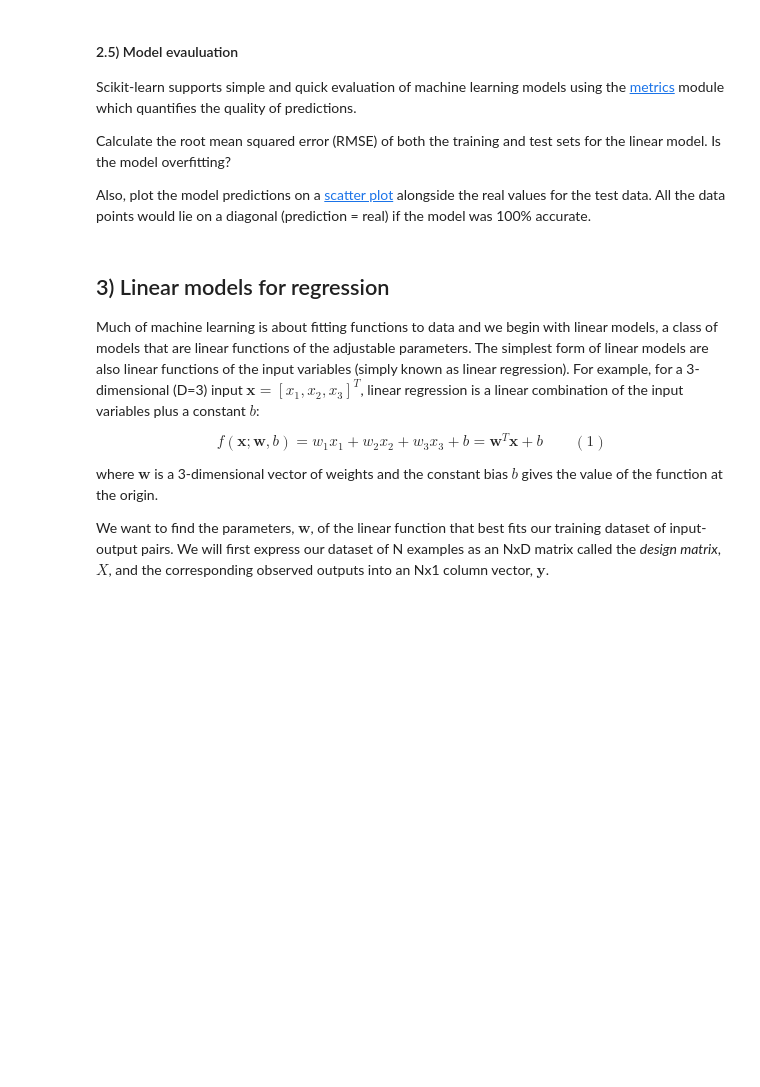
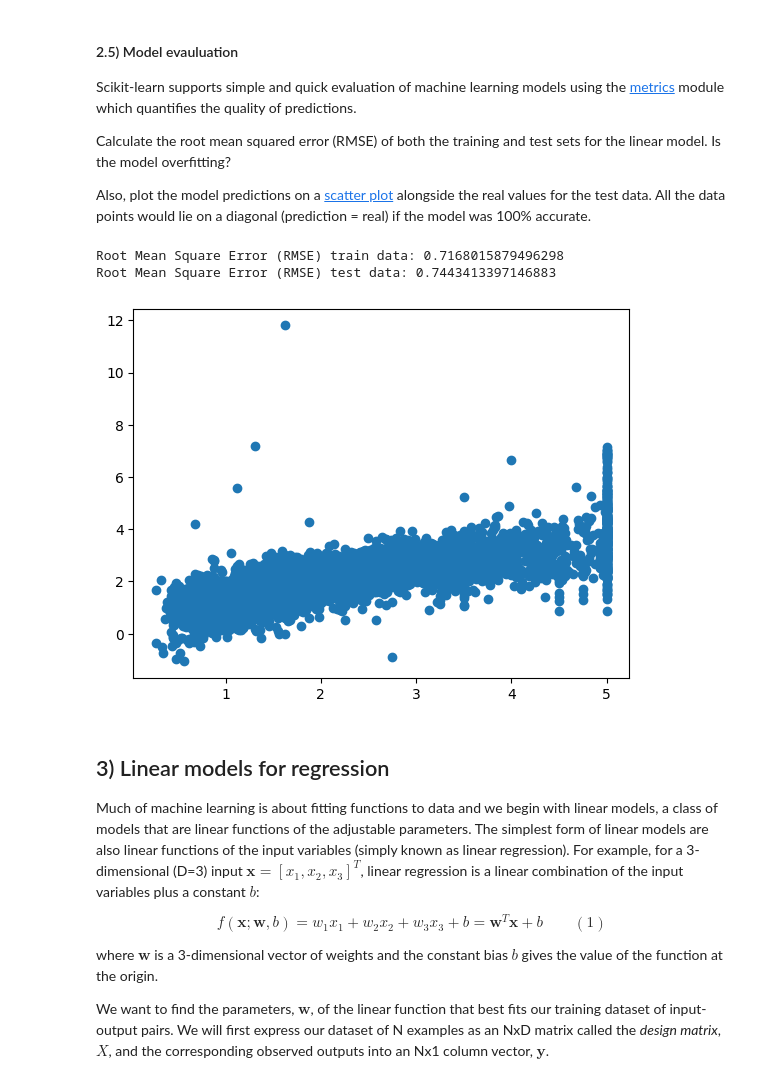
Before and after one commit to piperdd/lab_sheets_public, a Jupyter notebook: lab1/lab1-intro_to_numpy_scikitlearn.ipynb, the cells around one changed output. Drawn from its saved outputs; the diff is of its cells as text; code cells hidden in the pictures; blank space fills up the shorter version.

```diff
--- a/lab1/lab1-intro_to_numpy_scikitlearn.ipynb
+++ b/lab1/lab1-intro_to_numpy_scikitlearn.ipynb
@@ -378,7 +377,8 @@ How many training examples are there in the training and test sets?
 Should the `random_state` parameter be specified for the `train_test_split` function?
 # %%
 # write your code here
-splitting = train_test_split(scaled,test_size=0.3, random_state=10)
+X_train, X_test, y_train, y_test = train_test_split(scaled, housing.target,test_size=0.3, random_state=10)
+X = scaled
 # print(len(splitting[0]))
-print(splitting)
+print(X_train)
 # %% [output]
@@ -412,4 +408,7 @@ Print the linear model coefficients.
 # print(lr.coef_)
 # lr = LinearRegression().fit(splitting[0],splitting[1])
 # # print(LinearRegression().coef_
+
+lr = LinearRegression().fit(X_train,y_train)
+lr.coef_
 # %% [output]
@@ -441,3 +424,26 @@ Also, plot the model predictions on a [scatter plot](https://matplotlib.org/3.2.
+# %%
+# write your code here
+y_pred = lr.predict(X_train)
+
+rmse = np.sqrt(mean_squared_error(y_train, y_pred))
+
+print("Root Mean Square Error (RMSE) train data:", rmse)
+
+y_pred = lr.predict(X_test)
+
+rmse = np.sqrt(mean_squared_error(y_test, y_pred))
+
+print("Root Mean Square Error (RMSE) test data:", rmse)
+
+
+# y_pred = lr.predict(X)
+plt.scatter(y_test, y_pred)
+# plt.plot([y_test.min(), y_test.max()])
+plt.show()
+# %% [output]
+Root Mean Square Error (RMSE) train data: 0.7168015879496298
+Root Mean Square Error (RMSE) test data: 0.7443413397146883
+[figure, added]
 # %% [markdown]
 ## 3) Linear models for regression
 Much of machine learning is about fitting functions to data and we begin with linear models, a class of models that are linear functions of the adjustable parameters. The simplest form of linear models are also linear functions of the input variables (simply known as linear regression). For example, for a 3-dimensional (D=3) input $\mathbf{x}=[x_1, x_2, x_3]^T$, linear regression is a linear combination of the input variables plus a constant $b$:
```
Also changed, not shown: parts of 5 cells of this notebook.
